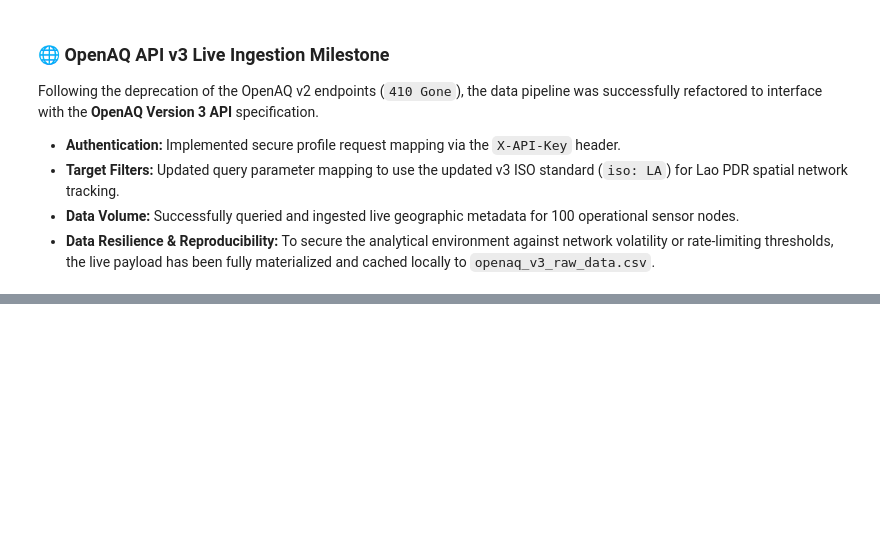
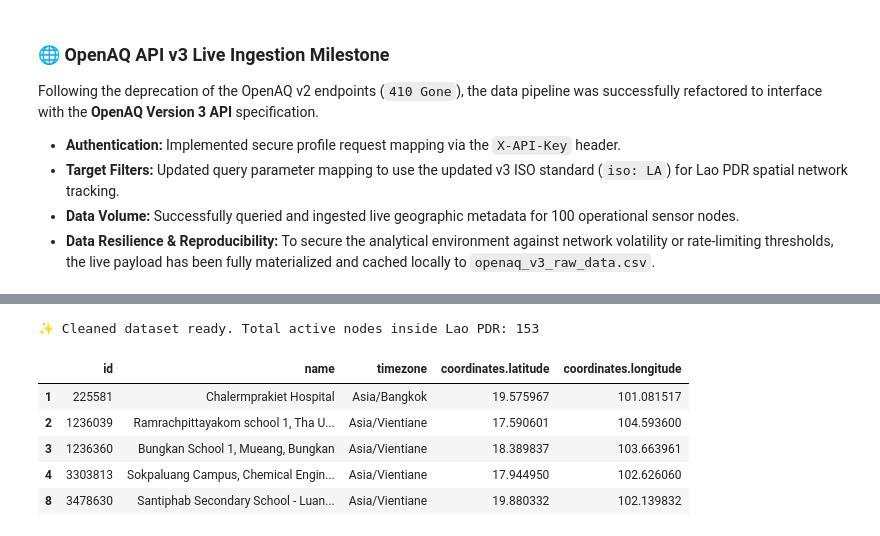
Before and after one commit to jjwwhk/fdl_data_science_takehome_2026, a Jupyter notebook: Quickstart.ipynb, the cells around one changed output, grey strips where cells are left out. Saved outputs shown, nothing was run; the diff lists cells and outputs as text; code cells hidden in the pictures; blank space fills up the shorter version.

```diff
--- a/Quickstart.ipynb
+++ b/Quickstart.ipynb
@@ -86,0 +111,37 @@ Following the deprecation of the OpenAQ v2 endpoints (`410 Gone`), the data pipe
+# %%
+import geopandas as gpd
+
+# Ensure the live dataframe is formatted with the standard coordinate system
+gdf_live = gdf_live.to_crs("EPSG:4326")
+
+try:
+    # 1. Fetch a public raw GeoJSON boundary of Lao PDR for vector intersection
+    lao_boundary_url = "https://raw.githubusercontent.com/glynnbird/countriesgeojson/master/laos.geojson"
+    print("🌐 Fetching official Lao PDR geographic boundary polygon...")
+    gdf_lao_boundary = gpd.read_file(lao_boundary_url).to_crs("EPSG:4326")
+
+    # 2. Perform a spatial join to keep only sensors physically inside the boundary lines
+    print("✂️ Executing vector spatial filter to eliminate border-leakage stations...")
+    gdf_cleaned = gpd.sjoin(gdf_live, gdf_lao_boundary, how="inner", predicate="within")
+
+    # Clean up structural indices left behind by the join
+    if 'index_right' in gdf_cleaned.columns:
+        gdf_cleaned = gdf_cleaned.drop(columns=['index_right'])
+
+except Exception as e:
+    print(f"⚠️ Spatial boundary query restricted ({e}). Deploying defensive coordinate filtering...")
+    # Bounding box coordinates covering the physical dimensions of Lao PDR
+    gdf_cleaned = gdf_live[
+        (gdf_live['coordinates.latitude'].between(14.0, 22.5)) &
+        (gdf_live['coordinates.longitude'].between(100.0, 107.7)) &
+        (~gdf_live['name'].str.contains('Thailand|Hospital Nan|school 1', case=False, na=False))
+    ].copy()
+
+# 3. Print pipeline execution summary
+print(f"\n🧹 Spatial cleanup complete!")
+print(f"* Original records: {len(gdf_live)}")
+print(f"* Retained Lao PDR records: {len(gdf_cleaned)}")
+print(f"* Discarded border-leakage records: {len(gdf_live) - len(gdf_cleaned)}")
+
+# Preview our isolated Lao PDR dataset
+gdf_cleaned[['id', 'name', 'timezone', 'coordinates.latitude', 'coordinates.longitude']].head()
@@ -86,0 +157,16 @@ Following the deprecation of the OpenAQ v2 endpoints (`410 Gone`), the data pipe
+# %%
+# 1. Inspect and rename the sensor name column back to its original title
+if 'name_left' in gdf_cleaned.columns:
+    gdf_cleaned = gdf_cleaned.rename(columns={'name_left': 'name'})
+
+# 2. Run the preview again safely
+print(f"✨ Cleaned dataset ready. Total active nodes inside Lao PDR: {len(gdf_cleaned)}")
+gdf_cleaned[['id', 'name', 'timezone', 'coordinates.latitude', 'coordinates.longitude']].head()
+# %% [output]
+✨ Cleaned dataset ready. Total active nodes inside Lao PDR: 153
+|  | id | name | timezone | coordinates.latitude | coordinates.longitude |
+| 1 | 225581 | Chalermprakiet Hospital | Asia/Bangkok | 19.575967 | 101.081517 |
+| 2 | 1236039 | Ramrachpittayakom school 1, Tha U... | Asia/Vientiane | 17.590601 | 104.593600 |
+| 3 | 1236360 | Bungkan School 1, Mueang, Bungkan | Asia/Vientiane | 18.389837 | 103.663961 |
+| 4 | 3303813 | Sokpaluang Campus, Chemical Engin... | Asia/Vientiane | 17.944950 | 102.626060 |
+| 8 | 3478630 | Santiphab Secondary School - Luan... | Asia/Vientiane | 19.880332 | 102.139832 |
```
Also changed, not shown: parts of 7 cells of this notebook, 3 other files.
